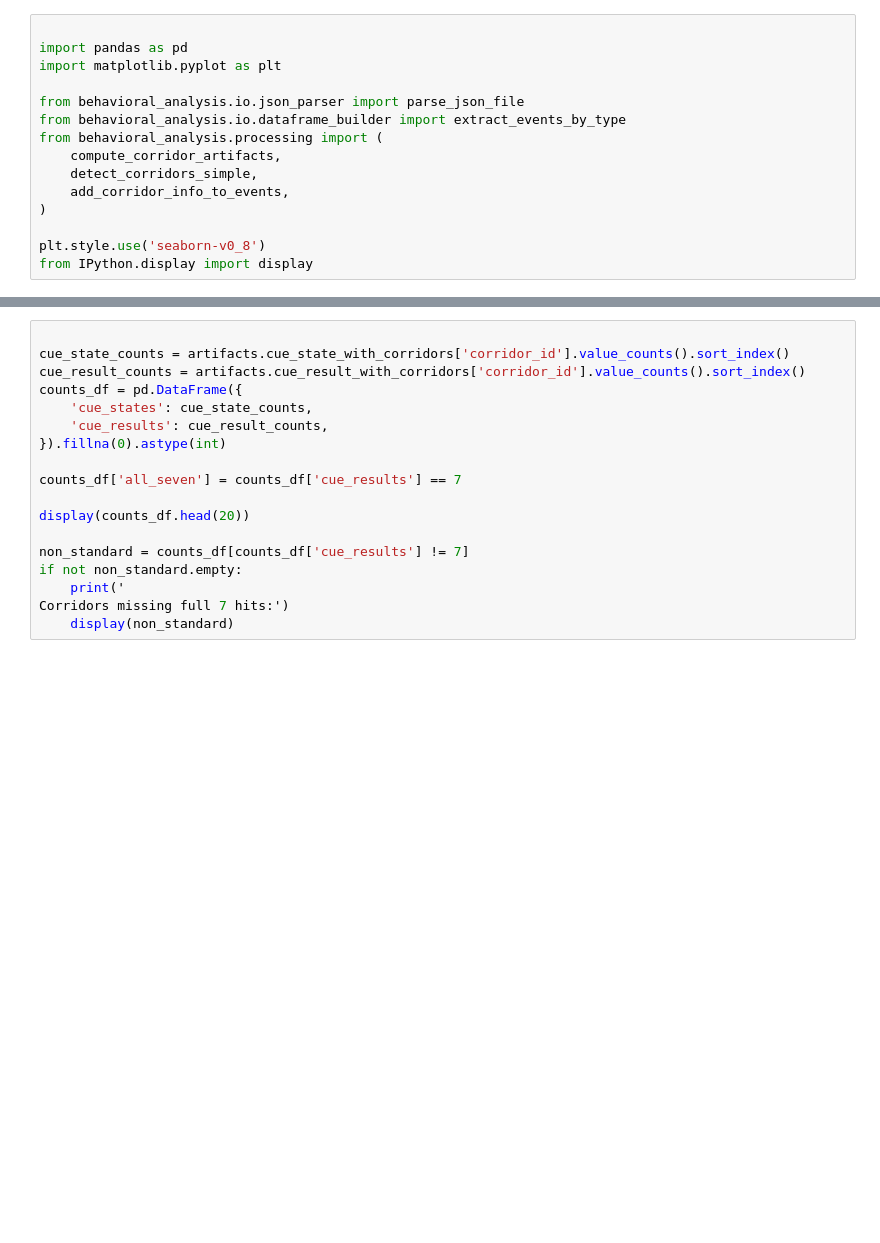
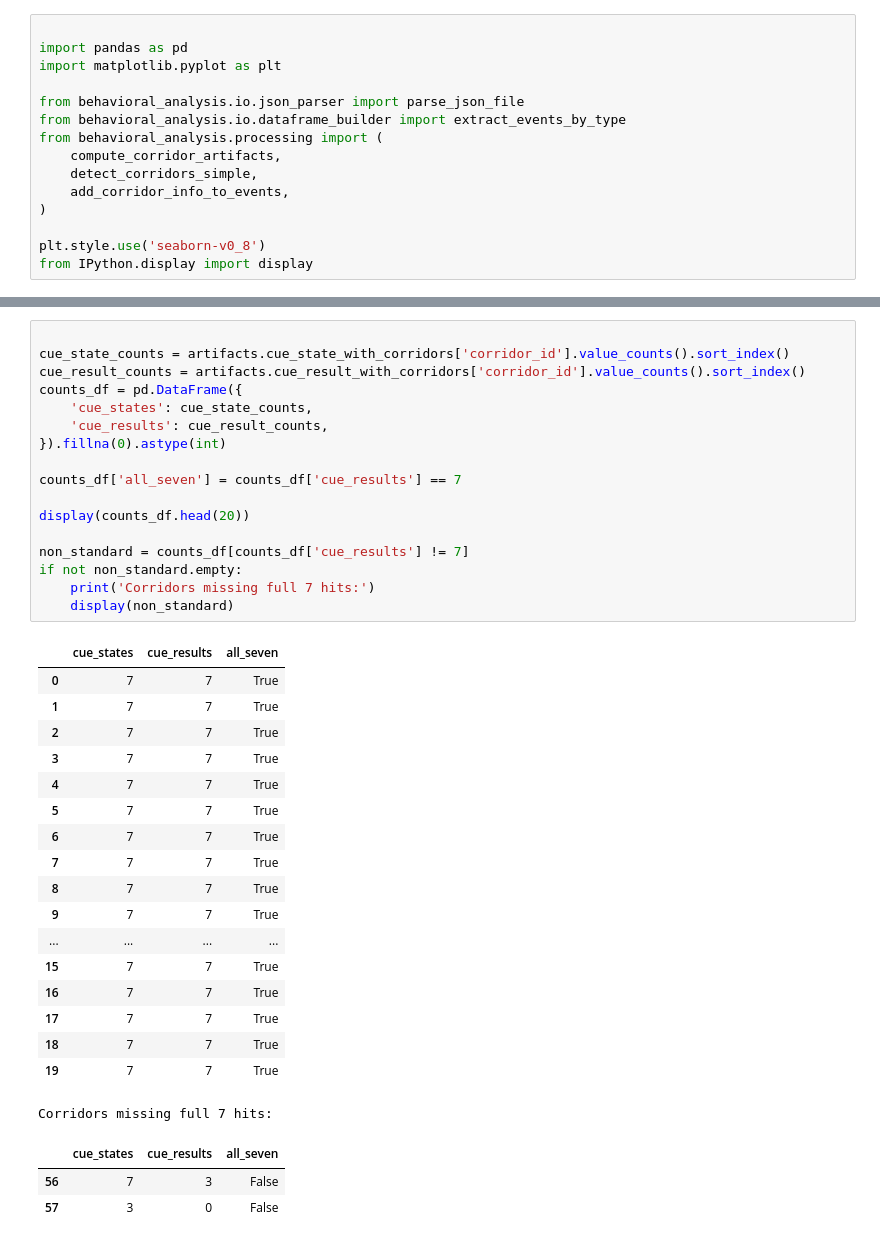
Before and after one commit to boazmohar/DELTA_Behavior, a Jupyter notebook: notebooks/corridor_detection_diagnostics.ipynb, the cells around one changed output, grey strips where cells are left out. Drawn from its saved outputs; the diff is of its cells as text; blank space fills up the shorter version.

```diff
--- a/notebooks/corridor_detection_diagnostics.ipynb
+++ b/notebooks/corridor_detection_diagnostics.ipynb
@@ -135,21 +134,42 @@ else:
 # %%
 
 cue_state_counts = artifacts.cue_state_with_corridors['corridor_id'].value_counts().sort_index()
 cue_result_counts = artifacts.cue_result_with_corridors['corridor_id'].value_counts().sort_index()
 counts_df = pd.DataFrame({
     'cue_states': cue_state_counts,
     'cue_results': cue_result_counts,
 }).fillna(0).astype(int)
 
 counts_df['all_seven'] = counts_df['cue_results'] == 7
 
 display(counts_df.head(20))
 
 non_standard = counts_df[counts_df['cue_results'] != 7]
 if not non_standard.empty:
-    print('
-Corridors missing full 7 hits:')
+    print('Corridors missing full 7 hits:')
     display(non_standard)
+# %% [output]
+|  | cue_states | cue_results | all_seven |
+| 0 | 7 | 7 | True |
+| 1 | 7 | 7 | True |
+| 2 | 7 | 7 | True |
+| 3 | 7 | 7 | True |
+| 4 | 7 | 7 | True |
+| 5 | 7 | 7 | True |
+| 6 | 7 | 7 | True |
+| 7 | 7 | 7 | True |
+| 8 | 7 | 7 | True |
+| 9 | 7 | 7 | True |
+| ... | ... | ... | ... |
+| 15 | 7 | 7 | True |
+| 16 | 7 | 7 | True |
+| 17 | 7 | 7 | True |
+| 18 | 7 | 7 | True |
+| 19 | 7 | 7 | True |
+Corridors missing full 7 hits:
+|  | cue_states | cue_results | all_seven |
+| 56 | 7 | 3 | False |
+| 57 | 3 | 0 | False |
 # %%
 
 if 'Cue Result' in updated_frames:
```
Also changed, not shown: parts of 6 cells of this notebook, 2 other files.
